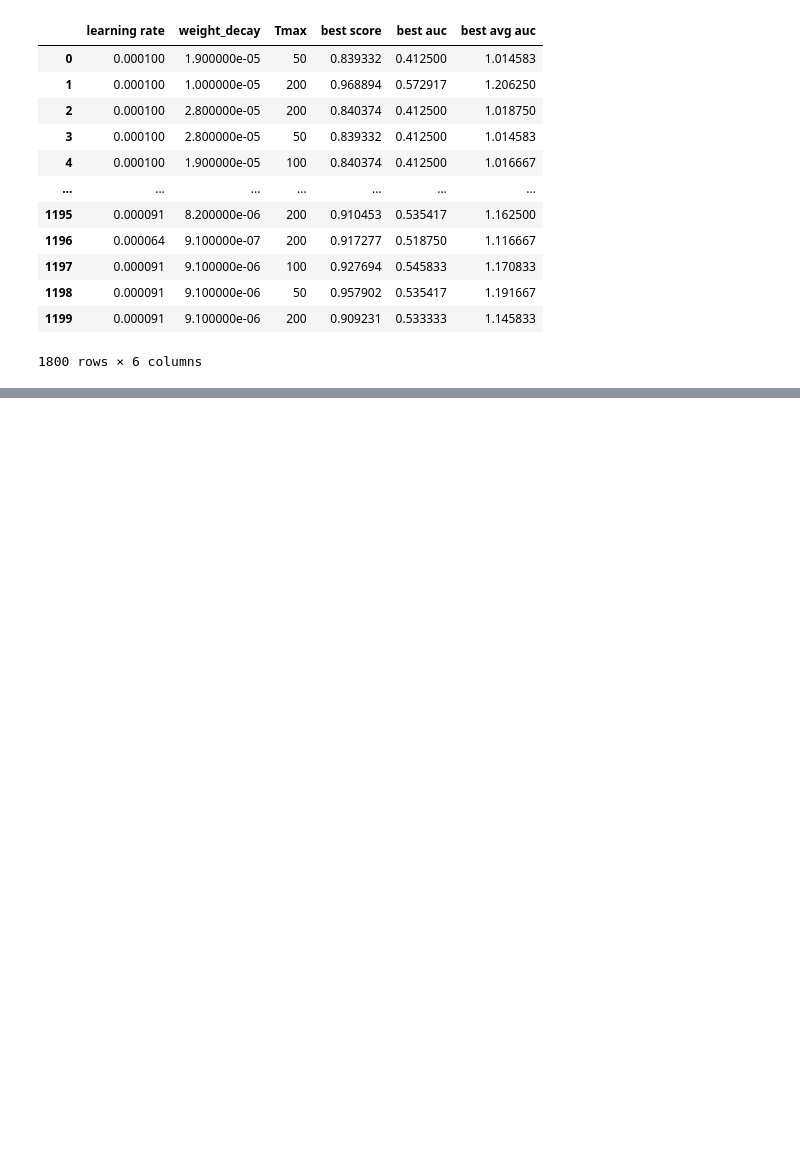
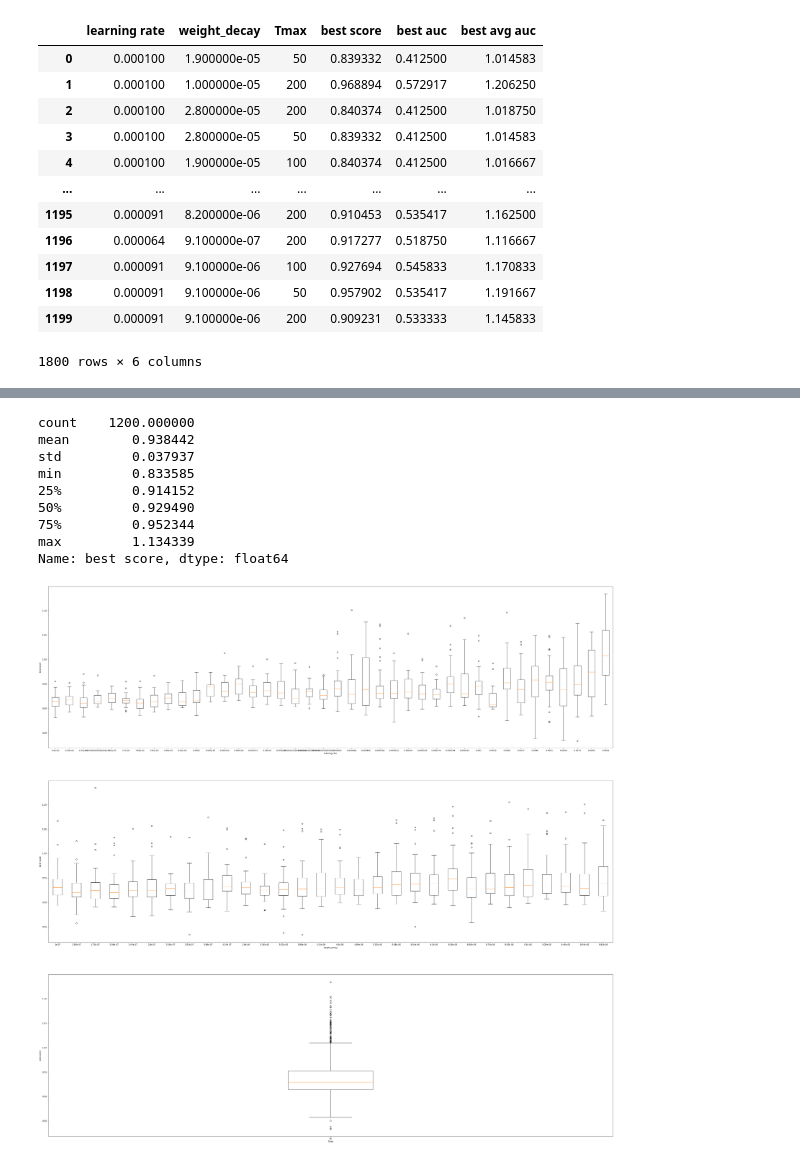
Before and after one commit to wangyh97/patho_AI, a Jupyter notebook: processing/stats_hyperparam_selection.ipynb, the cells around one changed output, grey strips where cells are left out. Saved outputs shown, nothing was run; the diff lists cells and outputs as text; code cells hidden in the pictures; blank space fills up the shorter version.

```diff
--- a/processing/stats_hyperparam_selection.ipynb
+++ b/processing/stats_hyperparam_selection.ipynb
@@ -26,0 +141,13 @@ result
+# %%
+vis_best_metrics(result2, "best score")
+# %% [output]
+count    1200.000000
+mean        0.938442
+std         0.037937
+min         0.833585
+25%         0.914152
+50%         0.929490
+75%         0.952344
+max         1.134339
+Name: best score, dtype: float64
+[figure, added]
```
Also changed, not shown: parts of 22 cells of this notebook, 34 other files.
